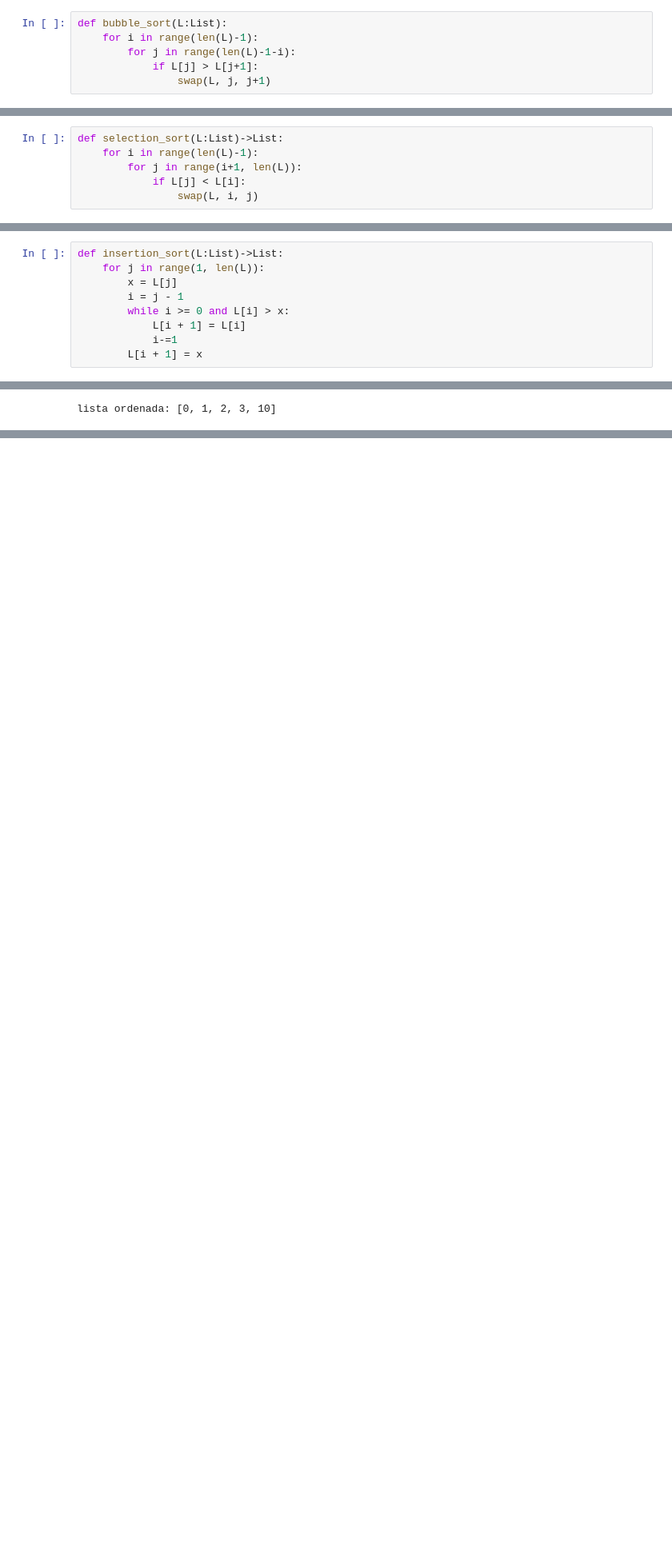
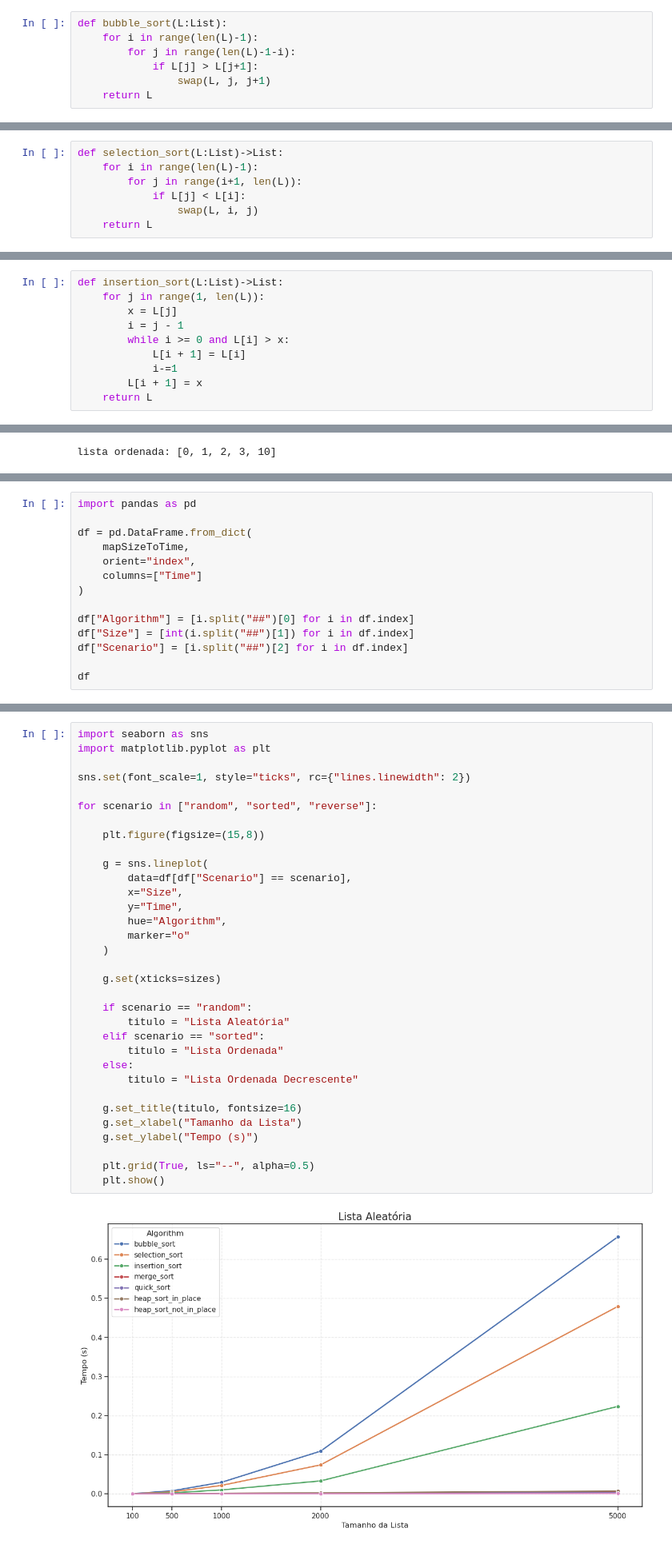
Before and after one commit to lucsol1/PGCC006, a Jupyter notebook: EPC04-LucasSilva.ipynb, the cells around one changed output, grey strips where cells are left out. Shown at 80% size. Saved outputs shown, nothing was run; the diff lists cells and outputs as text; blank space fills up the shorter version.

```diff
--- a/EPC04-LucasSilva.ipynb
+++ b/EPC04-LucasSilva.ipynb
@@ -32,3 +32,4 @@ def bubble_sort(L:List):
         for j in range(len(L)-1-i):
             if L[j] > L[j+1]:
                 swap(L, j, j+1)
+    return L
@@ -38,3 +45,4 @@ def selection_sort(L:List)->List:
         for j in range(i+1, len(L)):
             if L[j] < L[i]:
                 swap(L, i, j)
+    return L
@@ -47,6 +60,7 @@ def insertion_sort(L:List)->List:
             L[i + 1] = L[i]
             i-=1
         L[i + 1] = x
+    return L
 # %%
 lista = [2, 10, 1, 0, 3]
 print(f"lista ordenada: {insertion_sort(lista)}")
@@ -165,0 +270,14 @@ lista ordenada: [0, 1, 2, 3, 10]
+# %%
+import pandas as pd
+
+df = pd.DataFrame.from_dict(
+    mapSizeToTime,
+    orient="index",
+    columns=["Time"]
+)
+
+df["Algorithm"] = [i.split("##")[0] for i in df.index]
+df["Size"] = [int(i.split("##")[1]) for i in df.index]
+df["Scenario"] = [i.split("##")[2] for i in df.index]
+
+df
@@ -165,0 +298,35 @@ lista ordenada: [0, 1, 2, 3, 10]
+# %%
+import seaborn as sns
+import matplotlib.pyplot as plt
+
+sns.set(font_scale=1, style="ticks", rc={"lines.linewidth": 2})
+
+for scenario in ["random", "sorted", "reverse"]:
+
+    plt.figure(figsize=(15,8))
+
+    g = sns.lineplot(
+        data=df[df["Scenario"] == scenario],
+        x="Size",
+        y="Time",
+        hue="Algorithm",
+        marker="o"
+    )
+
+    g.set(xticks=sizes)
+
+    if scenario == "random":
+        titulo = "Lista Aleatória"
+    elif scenario == "sorted":
+        titulo = "Lista Ordenada"
+    else:
+        titulo = "Lista Ordenada Decrescente"
+
+    g.set_title(titulo, fontsize=16)
+    g.set_xlabel("Tamanho da Lista")
+    g.set_ylabel("Tempo (s)")
+
+    plt.grid(True, ls="--", alpha=0.5)
+    plt.show()
+# %% [output]
+[figure, added]
```
Also changed, not shown: parts of 12 cells of this notebook, 1 other file.
